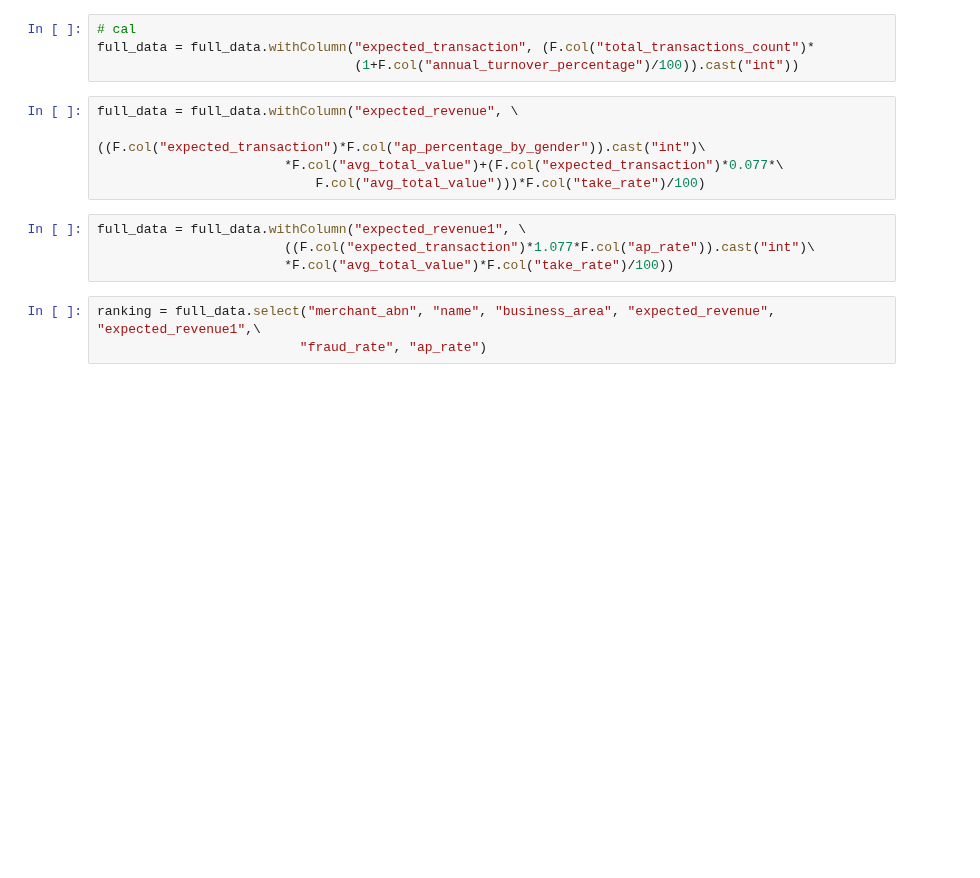
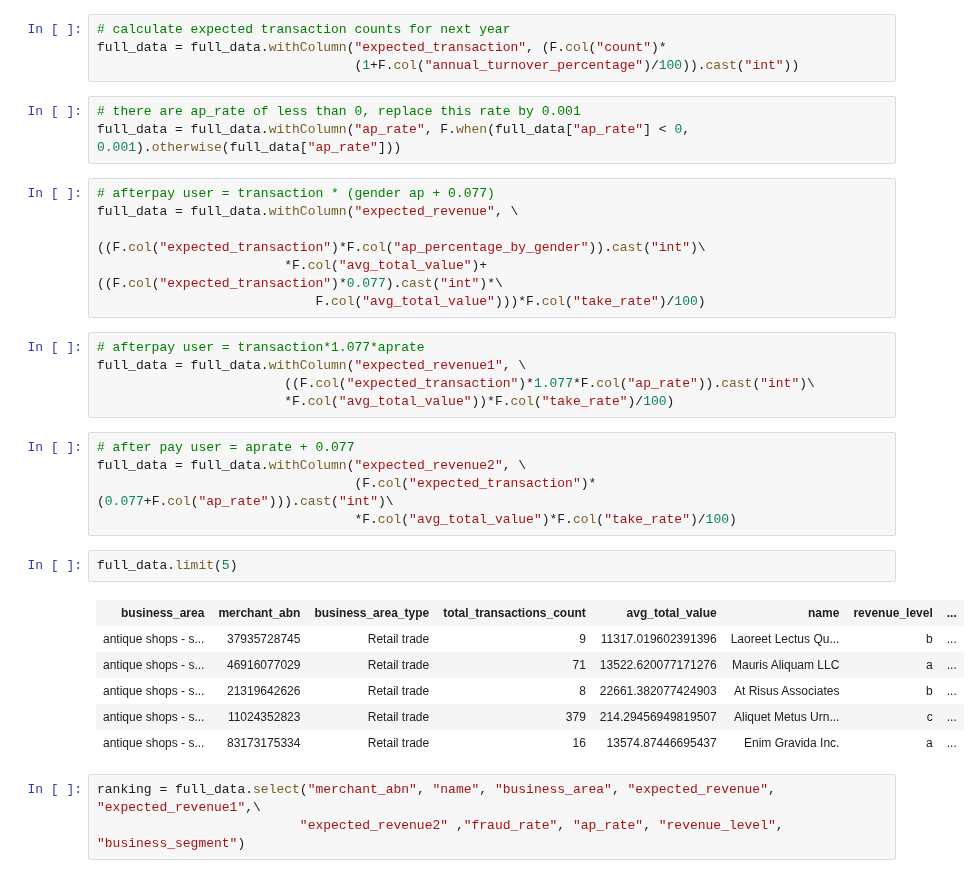
Before and after one commit to MAST30034-Applied-Data-Science/generic-buy-now-pay-later-project-group-45, a Jupyter notebook: notebooks/ranking.ipynb, the cells around one changed output. Saved outputs shown, nothing was run; the diff lists cells and outputs as text; blank space fills up the shorter version.

```diff
--- a/notebooks/ranking.ipynb
+++ b/notebooks/ranking.ipynb
@@ -44,16 +48,35 @@ full_data = full_data.withColumn("ap_rate", (F.col("consumer_scaled_spare_money"
 # %%
-# cal
-full_data = full_data.withColumn("expected_transaction", (F.col("total_transactions_count")*
+# calculate expected transaction counts for next year
+full_data = full_data.withColumn("expected_transaction", (F.col("count")*
                                  (1+F.col("annual_turnover_percentage")/100)).cast("int"))
+# %%
+# there are ap_rate of less than 0, replace this rate by 0.001
+full_data = full_data.withColumn("ap_rate", F.when(full_data["ap_rate"] < 0, 0.001).otherwise(full_data["ap_rate"]))
 # %%
+# afterpay user = transaction * (gender ap + 0.077)
 full_data = full_data.withColumn("expected_revenue", \
                         ((F.col("expected_transaction")*F.col("ap_percentage_by_gender")).cast("int")\
-                        *F.col("avg_total_value")+(F.col("expected_transaction")*0.077*\
+                        *F.col("avg_total_value")+((F.col("expected_transaction")*0.077).cast("int")*\
                             F.col("avg_total_value")))*F.col("take_rate")/100)
 # %%
+# afterpay user = transaction*1.077*aprate
 full_data = full_data.withColumn("expected_revenue1", \
                         ((F.col("expected_transaction")*1.077*F.col("ap_rate")).cast("int")\
-                        *F.col("avg_total_value")*F.col("take_rate")/100))
+                        *F.col("avg_total_value"))*F.col("take_rate")/100)
+# %%
+# after pay user = aprate + 0.077
+full_data = full_data.withColumn("expected_revenue2", \
+                                 (F.col("expected_transaction")*(0.077+F.col("ap_rate"))).cast("int")\
+                                 *F.col("avg_total_value")*F.col("take_rate")/100)
+# %%
+full_data.limit(5)
+# %% [output]
+| business_area | merchant_abn | business_area_type | total_transactions_count | avg_total_value | name | revenue_level | ... |
+| antique shops - s... | 37935728745 | Retail trade | 9 | 11317.019602391396 | Laoreet Lectus Qu... | b | ... |
+| antique shops - s... | 46916077029 | Retail trade | 71 | 13522.620077171276 | Mauris Aliquam LLC | a | ... |
+| antique shops - s... | 21319642626 | Retail trade | 8 | 22661.382077424903 | At Risus Associates | b | ... |
+| antique shops - s... | 11024352823 | Retail trade | 379 | 214.29456949819507 | Aliquet Metus Urn... | c | ... |
+| antique shops - s... | 83173175334 | Retail trade | 16 | 13574.87446695437 | Enim Gravida Inc. | a | ... |
 # %%
 ranking = full_data.select("merchant_abn", "name", "business_area", "expected_revenue", "expected_revenue1",\
-                          "fraud_rate", "ap_rate")
+                          "expected_revenue2" ,"fraud_rate", "ap_rate", "revenue_level", "business_segment")
```
Also changed, not shown: parts of 19 cells of this notebook.
